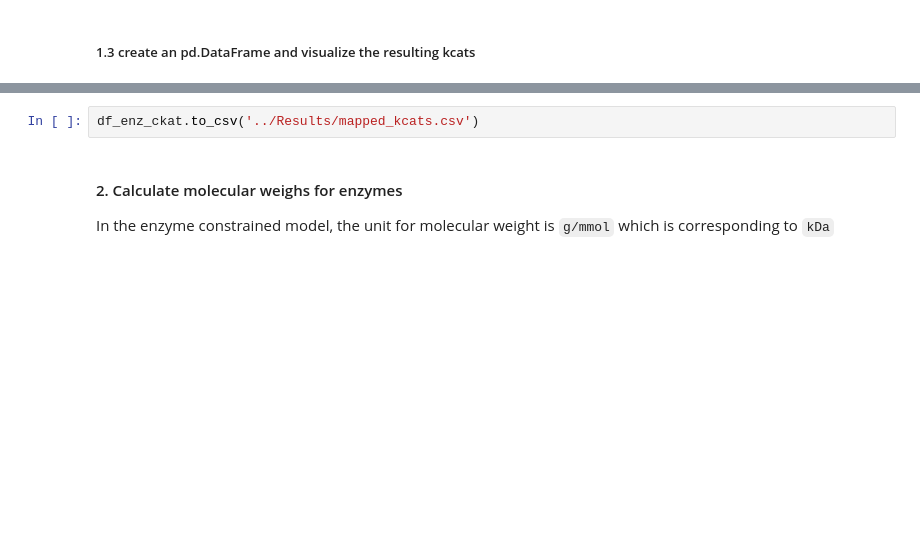
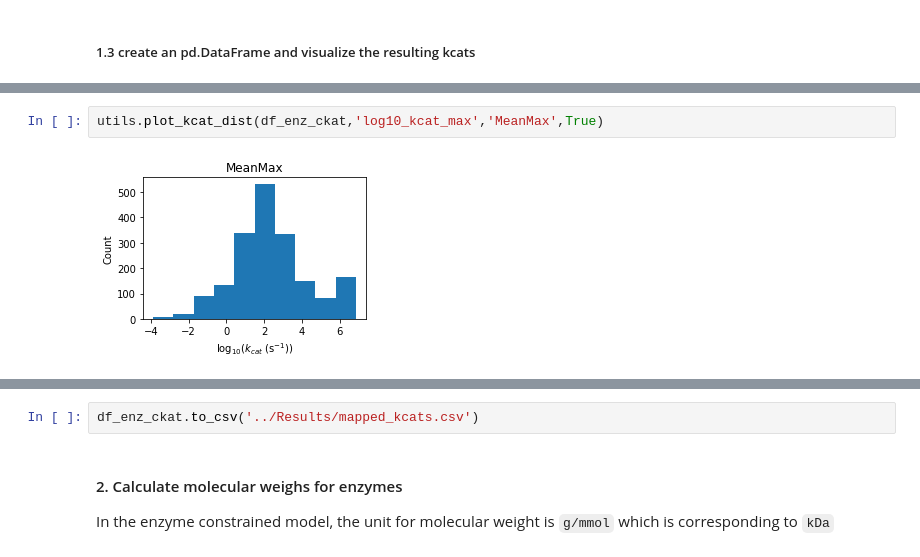
Before and after one commit to SysBioChalmers/Halo-GEM, a Jupyter notebook: ComplementaryScripts/EnzymeConstrainedModelRecon/Scripts/match_kcat_values_and_MWs.ipynb, the cells around one changed output, grey strips where cells are left out. Drawn from its saved outputs; the diff is of its cells as text; blank space fills up the shorter version.

```diff
--- a/ComplementaryScripts/EnzymeConstrainedModelRecon/Scripts/match_kcat_values_and_MWs.ipynb
+++ b/ComplementaryScripts/EnzymeConstrainedModelRecon/Scripts/match_kcat_values_and_MWs.ipynb
@@ -130,3 +146,7 @@ utils.plot_kcat_dist(df_enz_ckat,'log10_kcat_mean','Mean',True)
+# %%
+utils.plot_kcat_dist(df_enz_ckat,'log10_kcat_max','MeanMax',True)
+# %% [output]
+[figure, added]
 # %%
 utils.plot_kcat_dist(df_enz_ckat,'log10_kcat_std','STD',True)
 # %% [output]
```
Also changed, not shown: parts of 12 cells of this notebook, 8 other files.
